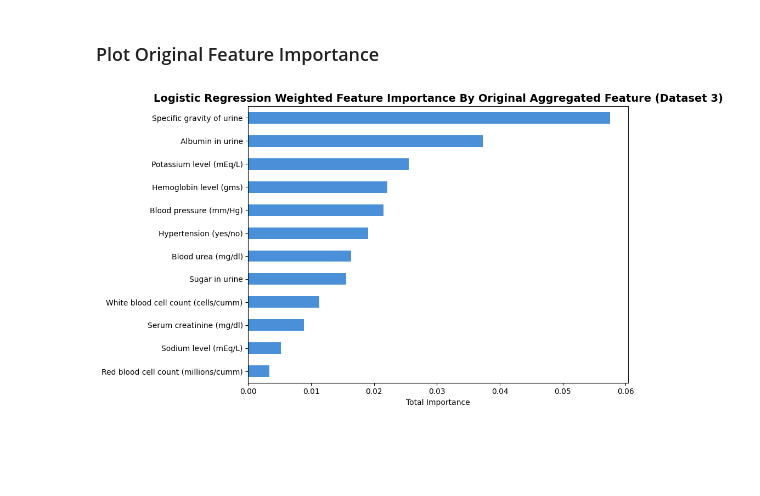
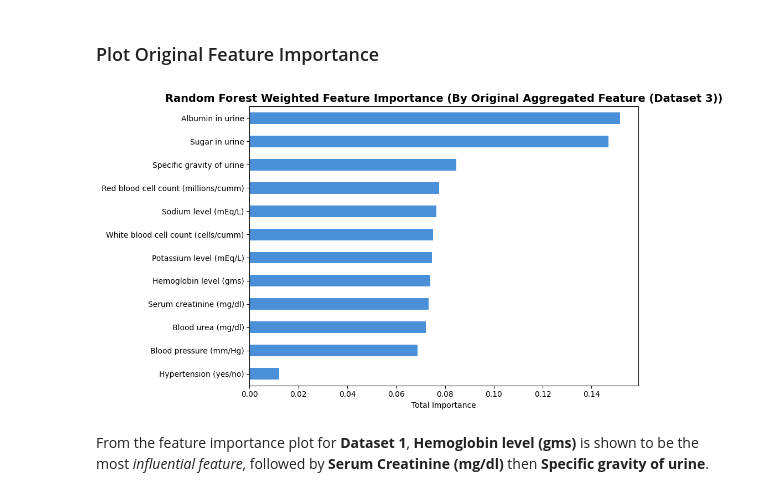
Before and after one commit to Group-16-Project/IntelSysProject, a Jupyter notebook: src/feature_importance_analysis.ipynb, the cells around one changed output. Saved outputs shown, nothing was run; the diff lists cells and outputs as text; code cells hidden in the pictures; blank space fills up the shorter version.

```diff
--- a/src/feature_importance_analysis.ipynb
+++ b/src/feature_importance_analysis.ipynb
@@ -94,7 +89,7 @@ def plot_original_feature_importance(model, numeric_features, title):
 # %% [markdown]
 ## Features For Each Dataset
 # %%
-numeric_features  = joblib.load('..\\models\\numeric_features.joblib')
+numeric_features  = joblib.load('../models/numeric_features.joblib')
 
 print("Feature Names Across Datasets: \n")
 print("Numeric features:", numeric_features)
@@ -108,8 +103,8 @@ Numeric features: ['bp', 'sg', 'al', 'su', 'rbc', 'bu', 'sc', 'sod', 'pot', 'hem
 ### Load Preprocessor And Models
 # %%
 # Load preprocessor and model for dataset 1
-preprocessor = joblib.load('..\\models\\dataset_1\\preprocessor.joblib')
-model = joblib.load('..\\models\\dataset_1\\LogisticRegression_weighted.joblib')
+preprocessor = joblib.load('../models/dataset_1/preprocessor.joblib')
+model = joblib.load('../models/dataset_1/RandomForestClassifier_weighted.joblib')
 # %% [markdown]
 ### Plot Encoded Feature Importance
 # %%
@@ -143,8 +140,8 @@ plot_original_feature_importance(model, numeric_features, 'Logistic Regression W
 ### Load Preprocessor and Models
 # %%
 # Load preprocessor and model for dataset 2
-preprocessor = joblib.load('..\\models\\dataset_2\\preprocessor.joblib')
-model = joblib.load('..\\models\\dataset_2\\LogisticRegression_weighted.joblib')
+preprocessor = joblib.load('../models/dataset_2/preprocessor.joblib')
+model = joblib.load('../models/dataset_2/RandomForestClassifier_weighted.joblib')
 # %% [markdown]
 ### Plot Encoded Feature Importance
 # %%
@@ -177,8 +176,8 @@ plot_original_feature_importance(model, numeric_features, 'Logistic Regression W
 # %% [markdown]
 ### Load Preprocessor And Models
 # %%
-preprocessor = joblib.load('..\\models\\dataset_3\\preprocessor.joblib')
-model = joblib.load('..\\models\\dataset_3\\LogisticRegression_weighted.joblib')
+preprocessor = joblib.load('../models/dataset_3/preprocessor.joblib')
+model = joblib.load('../models/dataset_3/RandomForestClassifier_weighted.joblib')
 # %% [markdown]
 ### Plot Encoded Feature Importance
 # %%
@@ -203,6 +202,8 @@ Top 15 Most Important Features:
 # %% [markdown]
 ### Plot Original Feature Importance
 # %%
-plot_original_feature_importance(model, numeric_features, 'Logistic Regression Weighted Feature Importance By Original Aggregated Feature (Dataset 3)')
+plot_original_feature_importance(model, numeric_features, 'Random Forest Weighted Feature Importance (By Original Aggregated Feature (Dataset 3))')
 # %% [output]
-[figure, old version]
+[figure, new version]
+# %% [markdown]
+From the feature importance plot for **Dataset 1**, **Hemoglobin level (gms)** is shown to be the most *influential feature*, followed by **Serum Creatinine (mg/dl)** then **Specific gravity of urine**.
```
Also changed, not shown: parts of 13 cells of this notebook.
